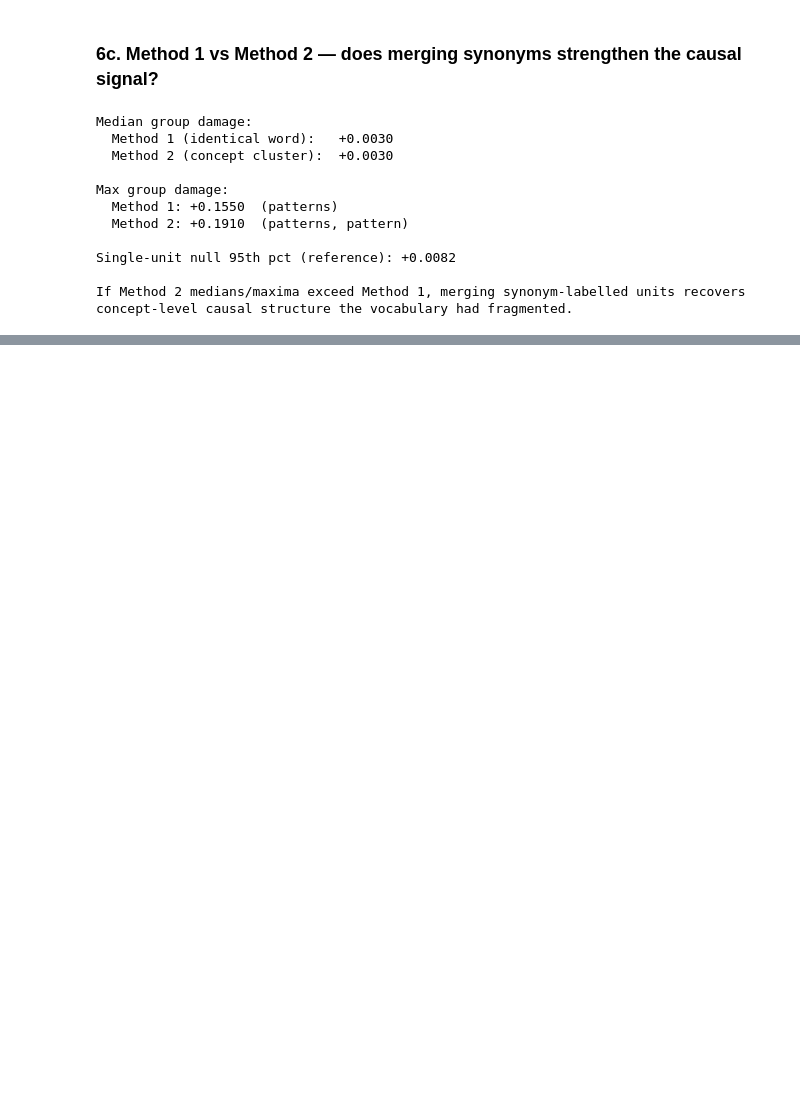
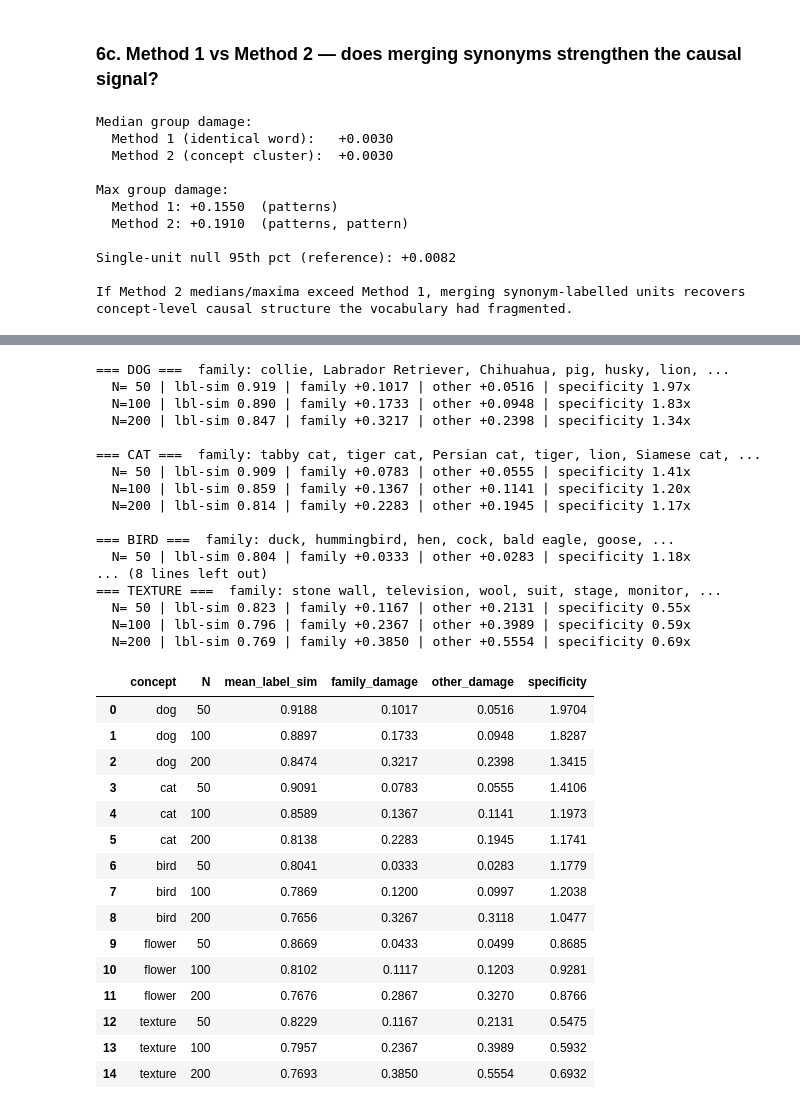
Before and after one commit to martinthuriaux/Auto-Interp-Causal-Validation, a Jupyter notebook: 04_tests.ipynb, the cells around one changed output, grey strips where cells are left out. Saved outputs shown, nothing was run; the diff lists cells and outputs as text; code cells hidden in the pictures; blank space fills up the shorter version.

```diff
--- a/04_tests.ipynb
+++ b/04_tests.ipynb
@@ -694,0 +841,65 @@ control class: 'dromedary' (base acc 0.90)
+# %%
+CONCEPTS = ["dog", "cat", "bird", "flower", "texture"]
+FAMILY_TOPK = 60
+
+concept_emb = {}
+for cpt in CONCEPTS:
+    with torch.no_grad():
+        t = clip_tok([f"a photo of a {cpt}"]).to(device)
+        concept_emb[cpt] = torch.nn.functional.normalize(
+            clip_model.encode_text(t), dim=-1).cpu().numpy()[0]
+
+results = []
+for cpt in CONCEPTS:
+    ce = concept_emb[cpt]
+    unit_sim, class_sim = unitlabel_emb @ ce, class_emb @ ce
+    family = np.argsort(-class_sim)[:FAMILY_TOPK]
+    others = np.setdiff1d(np.arange(1000), family)
+    print(f"\n=== {cpt.upper()} ===  family: {', '.join(classnames[i] for i in family[:6])}, ...")
+    for Nn in [50, 100, 200]:
+        idx = np.argsort(-unit_sim)[:Nn]
+        d = damage([unit_order[j] for j in idx])
+        fam, oth = d[family].mean(), d[others].mean()
+        results.append({"concept": cpt, "N": Nn, "mean_label_sim": unit_sim[idx].mean(),
+                        "family_damage": fam, "other_damage": oth,
+                        "specificity": fam / max(oth, 1e-6)})
+        print(f"  N={Nn:>3} | lbl-sim {unit_sim[idx].mean():.3f} | family {fam:+.4f} | "
+              f"other {oth:+.4f} | specificity {fam/max(oth,1e-6):.2f}x", flush=True)
+
+dfC = pd.DataFrame(results)
+dfC.to_json(RESULTS / "scores" / "concept_pool_doing.json", orient="records", indent=1)
+display(dfC.round(4))
+# %% [output]
+=== DOG ===  family: collie, Labrador Retriever, Chihuahua, pig, husky, lion, ...
+  N= 50 | lbl-sim 0.919 | family +0.1017 | other +0.0516 | specificity 1.97x
+  N=100 | lbl-sim 0.890 | family +0.1733 | other +0.0948 | specificity 1.83x
+  N=200 | lbl-sim 0.847 | family +0.3217 | other +0.2398 | specificity 1.34x
+
+=== CAT ===  family: tabby cat, tiger cat, Persian cat, tiger, lion, Siamese cat, ...
+  N= 50 | lbl-sim 0.909 | family +0.0783 | other +0.0555 | specificity 1.41x
+  N=100 | lbl-sim 0.859 | family +0.1367 | other +0.1141 | specificity 1.20x
+  N=200 | lbl-sim 0.814 | family +0.2283 | other +0.1945 | specificity 1.17x
+
+=== BIRD ===  family: duck, hummingbird, hen, cock, bald eagle, goose, ...
+  N= 50 | lbl-sim 0.804 | family +0.0333 | other +0.0283 | specificity 1.18x
+... (8 lines left out)
+=== TEXTURE ===  family: stone wall, television, wool, suit, stage, monitor, ...
+  N= 50 | lbl-sim 0.823 | family +0.1167 | other +0.2131 | specificity 0.55x
+  N=100 | lbl-sim 0.796 | family +0.2367 | other +0.3989 | specificity 0.59x
+  N=200 | lbl-sim 0.769 | family +0.3850 | other +0.5554 | specificity 0.69x
+|  | concept | N | mean_label_sim | family_damage | other_damage | specificity |
+| 0 | dog | 50 | 0.9188 | 0.1017 | 0.0516 | 1.9704 |
+| 1 | dog | 100 | 0.8897 | 0.1733 | 0.0948 | 1.8287 |
+| 2 | dog | 200 | 0.8474 | 0.3217 | 0.2398 | 1.3415 |
+| 3 | cat | 50 | 0.9091 | 0.0783 | 0.0555 | 1.4106 |
+| 4 | cat | 100 | 0.8589 | 0.1367 | 0.1141 | 1.1973 |
+| 5 | cat | 200 | 0.8138 | 0.2283 | 0.1945 | 1.1741 |
+| 6 | bird | 50 | 0.8041 | 0.0333 | 0.0283 | 1.1779 |
+| 7 | bird | 100 | 0.7869 | 0.1200 | 0.0997 | 1.2038 |
+| 8 | bird | 200 | 0.7656 | 0.3267 | 0.3118 | 1.0477 |
+| 9 | flower | 50 | 0.8669 | 0.0433 | 0.0499 | 0.8685 |
+| 10 | flower | 100 | 0.8102 | 0.1117 | 0.1203 | 0.9281 |
+| 11 | flower | 200 | 0.7676 | 0.2867 | 0.3270 | 0.8766 |
+| 12 | texture | 50 | 0.8229 | 0.1167 | 0.2131 | 0.5475 |
+| 13 | texture | 100 | 0.7957 | 0.2367 | 0.3989 | 0.5932 |
+| 14 | texture | 200 | 0.7693 | 0.3850 | 0.5554 | 0.6932 |
```
Also changed, not shown: parts of 21 cells of this notebook.
